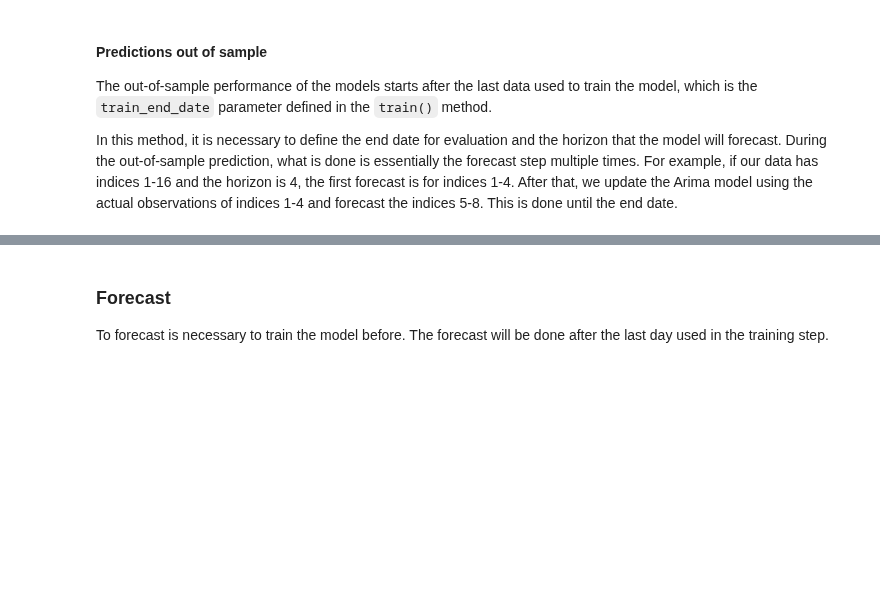
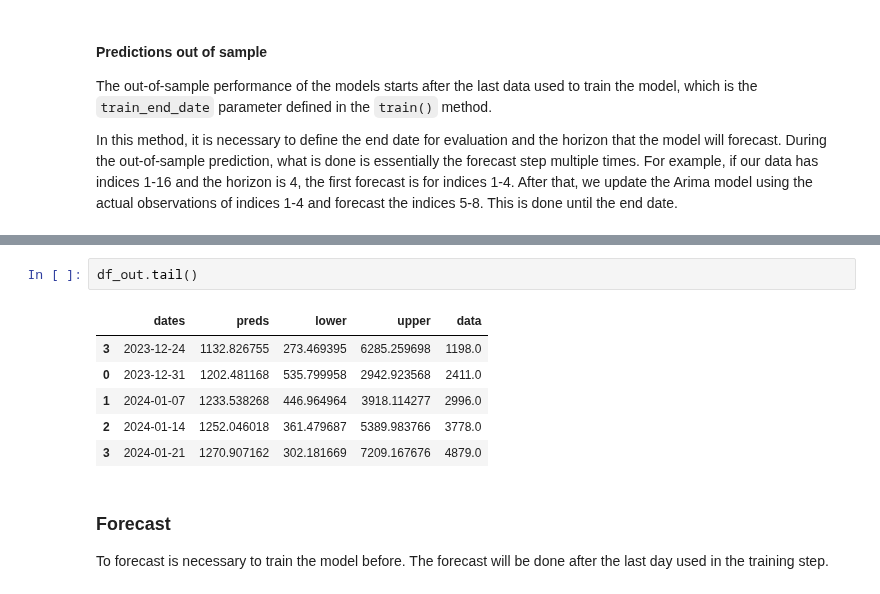
Before and after one commit to Mosqlimate-project/mosqlimate-client, a Jupyter notebook: examples/baseline_model.ipynb, the cells around one changed output, grey strips where cells are left out. Drawn from its saved outputs; the diff is of its cells as text; blank space fills up the shorter version.

```diff
--- a/examples/baseline_model.ipynb
+++ b/examples/baseline_model.ipynb
@@ -145,4 +143,13 @@ df_out.head()
 [figure]
+# %%
+df_out.tail()
+# %% [output]
+|  | dates | preds | lower | upper | data |
+| 3 | 2023-12-24 | 1132.826755 | 273.469395 | 6285.259698 | 1198.0 |
+| 0 | 2023-12-31 | 1202.481168 | 535.799958 | 2942.923568 | 2411.0 |
+| 1 | 2024-01-07 | 1233.538268 | 446.964964 | 3918.114277 | 2996.0 |
+| 2 | 2024-01-14 | 1252.046018 | 361.479687 | 5389.983766 | 3778.0 |
+| 3 | 2024-01-21 | 1270.907162 | 302.181669 | 7209.167676 | 4879.0 |
 # %% [markdown]
 ### Forecast
 
```
Also changed, not shown: parts of 5 cells of this notebook, 1 other file.
